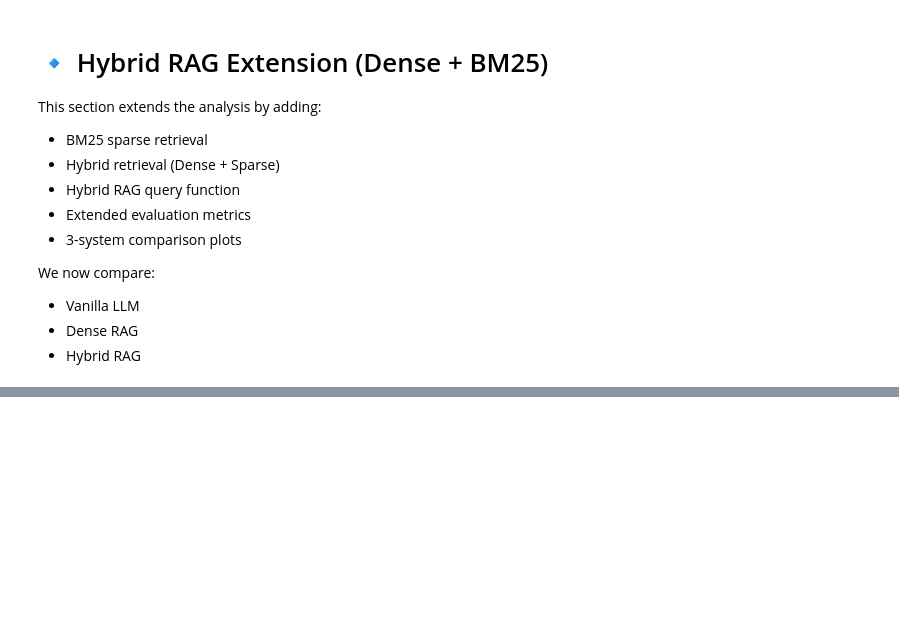
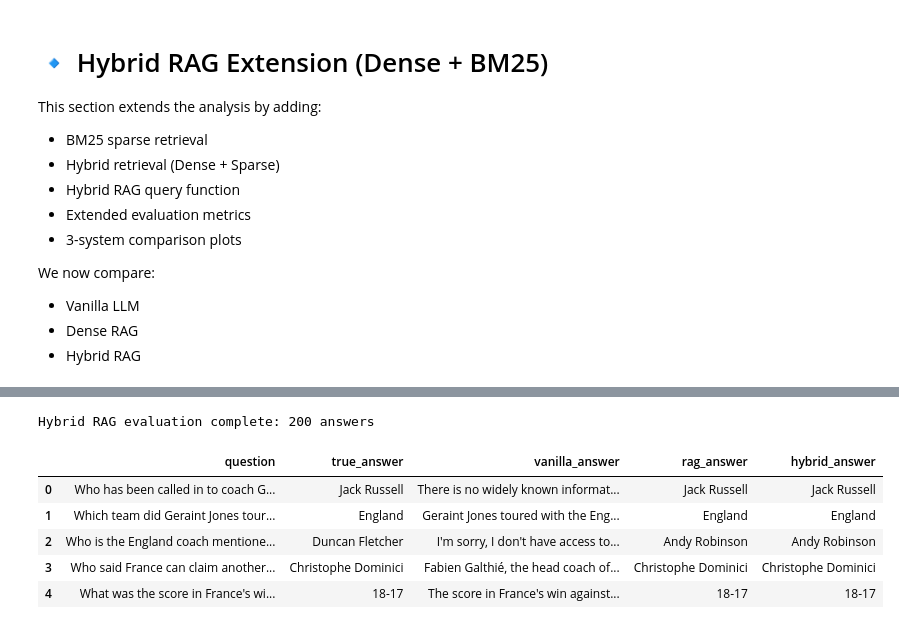
Before and after one commit to SunLite9/Final-Project-425, a Jupyter notebook: final425_updated.ipynb, the cells around one changed output, grey strips where cells are left out. Drawn from its saved outputs; the diff is of its cells as text; code cells hidden in the pictures; blank space fills up the shorter version.

```diff
--- a/final425_updated.ipynb
+++ b/final425_updated.ipynb
@@ -885,38 +1004,25 @@ def retrieve_hybrid(question: str, k_dense: int = 5, k_sparse: int = 5, final_k:
 
     return unique_chunks[:final_k]
 # %%
+def run_hybrid_evaluation(results_df: pd.DataFrame) -> pd.DataFrame:
+    hybrid_answers, hybrid_conf, chunk_id_lists = [], [], []
+    for _, row in tqdm(results_df.iterrows(), total=len(results_df), desc="Hybrid RAG"):
+        chunks = retrieve_hybrid(row["question"])
+        res = query_rag(row["question"], chunks)
+        hybrid_answers.append(res["model_answer"])
+        hybrid_conf.append(res["confidence"])
+        chunk_id_lists.append(json.dumps([c["chunk_id"] for c in chunks]))
+        time.sleep(0.35)
+    df = results_df.copy()
+    df["hybrid_answer"] = hybrid_answers
+    df["hybrid_confidence"] = hybrid_conf
+    df["hybrid_chunk_ids"] = chunk_id_lists
+    return df
 
-# =========================
-# Hybrid RAG Query
-# =========================
 
-def query_hybrid_rag(question: str, max_retries: int = 3):
+logger.info("Starting Hybrid RAG evaluation...")
+results_df = run_hybrid_evaluation(results_df)
 
-    chunks = retrieve_hybrid(question)
-
-    context = "\n\n".join(
-        f"[Chunk {i+1}]\n{c['chunk_text']}"
-        for i, c in enumerate(chunks)
-    )
-
-    prompt = (
-        _RAG_SYSTEM +
-        f"\n\nContext:\n{context}\n\nQuestion: {question}"
-    )
-
-    for attempt in range(max_retries):
-        try:
-            response = client.chat.completions.create(
-                model=MODEL_NAME,
-                messages=[{"role": "user", "content": prompt}],
-                temperature=0
-            )
-
-            result = json.loads(response.choices[0].message.content)
-            result["retrieved_chunk_ids"] = json.dumps([c['chunk_id'] for c in chunks])
-            return result
-
-        except Exception as e:
-            if attempt == max_retries - 1:
-                raise e
-            time.sleep(1)
+print(f"Hybrid RAG evaluation complete: {len(results_df)} answers")
+results_df[["question", "true_answer", "vanilla_answer", "rag_answer", "hybrid_answer"]].head(5)
+# %% [output]
@@ -923 +1046,8 @@ def query_hybrid_rag(question: str, max_retries: int = 3):
+Hybrid RAG evaluation complete: 200 answers
+|  | question | true_answer | vanilla_answer | rag_answer | hybrid_answer |
+| 0 | Who has been called in to coach G... | Jack Russell | There is no widely known informat... | Jack Russell | Jack Russell |
+| 1 | Which team did Geraint Jones tour... | England | Geraint Jones toured with the Eng... | England | England |
+| 2 | Who is the England coach mentione... | Duncan Fletcher | I'm sorry, I don't have access to... | Andy Robinson | Andy Robinson |
+| 3 | Who said France can claim another... | Christophe Dominici | Fabien Galthié, the head coach of... | Christophe Dominici | Christophe Dominici |
+| 4 | What was the score in France's wi... | 18-17 | The score in France's win against... | 18-17 | 18-17 |
 # %%
```
Also changed, not shown: parts of 13 cells of this notebook, 9 other files.
